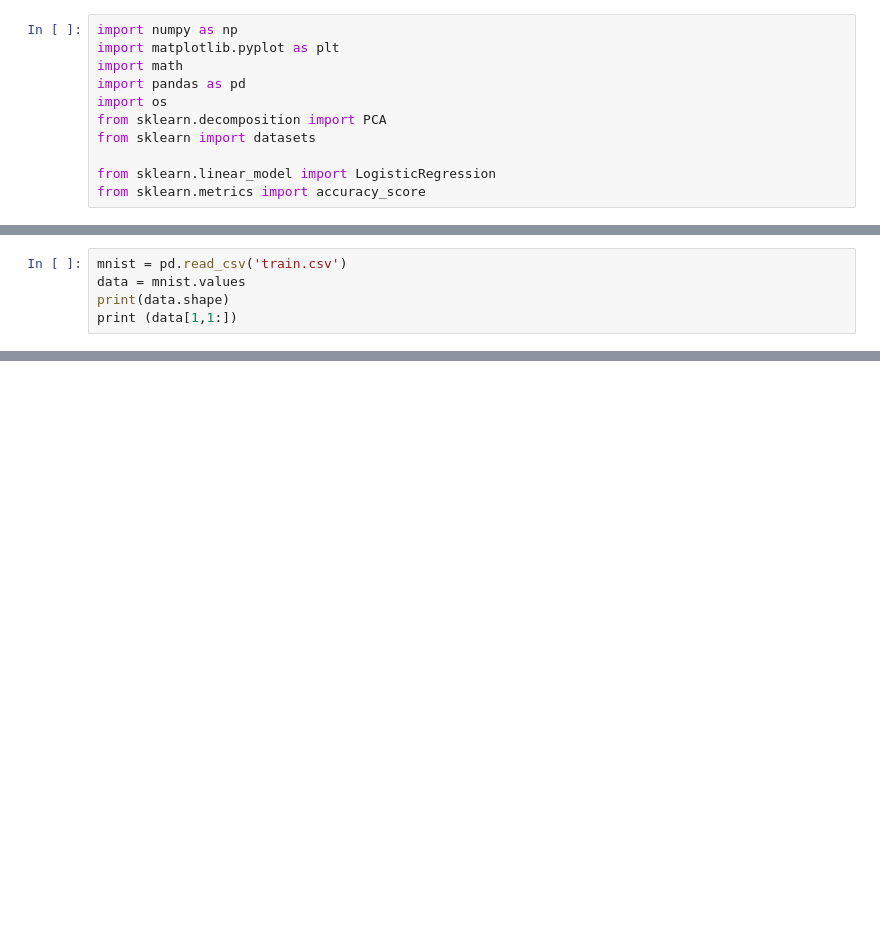
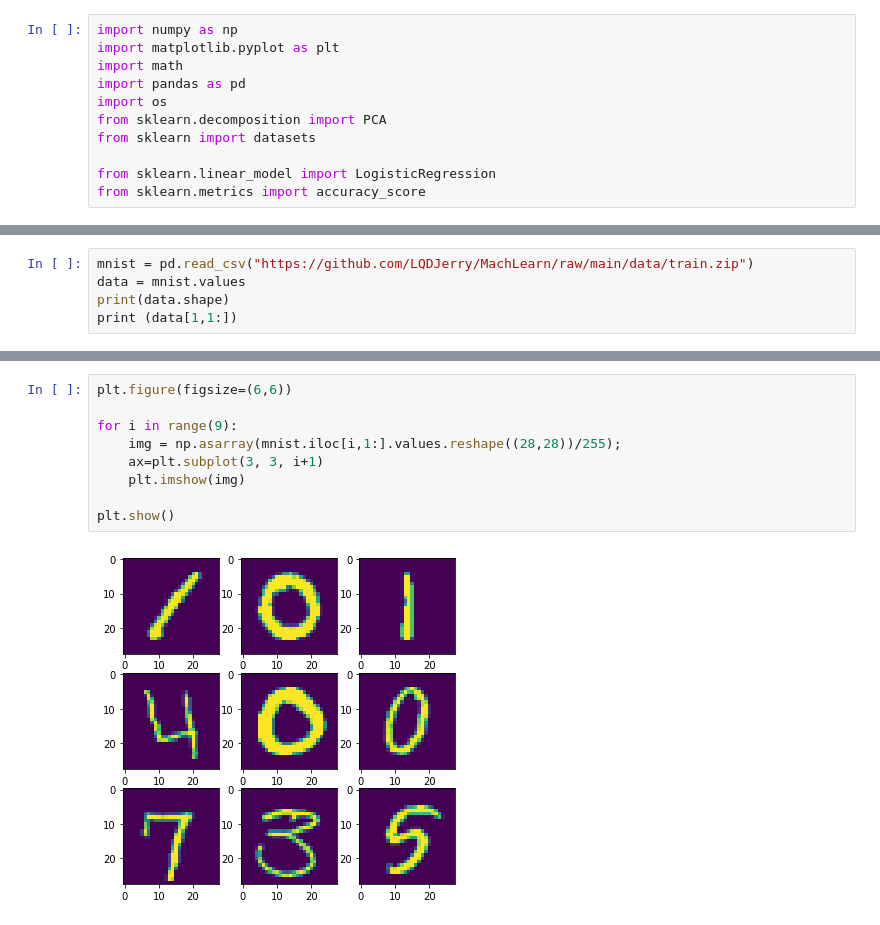
Before and after one commit to LQDJerry/MachLearn, a Jupyter notebook: MNIST.ipynb, the cells around one changed output, grey strips where cells are left out. Cells and saved outputs as stored; diff of their text form; blank space fills up the shorter version.

```diff
--- a/MNIST.ipynb
+++ b/MNIST.ipynb
@@ -45,5 +18,5 @@ Archive:  /content/test.zip
 # %%
-mnist = pd.read_csv('train.csv')
+mnist = pd.read_csv("https://github.com/LQDJerry/MachLearn/raw/main/data/train.zip")
 data = mnist.values
 print(data.shape)
 print (data[1,1:])
@@ -52,3 +41,14 @@ FileNotFoundError: ignored
+# %%
+plt.figure(figsize=(6,6))
+
+for i in range(9):
+    img = np.asarray(mnist.iloc[i,1:].values.reshape((28,28))/255);
+    ax=plt.subplot(3, 3, i+1)
+    plt.imshow(img)
+
+plt.show()
+# %% [output]
+[figure, added]
 # %%
 # print one number
 myNumber = data[1,1:]
```
Also changed, not shown: parts of 23 cells of this notebook.
